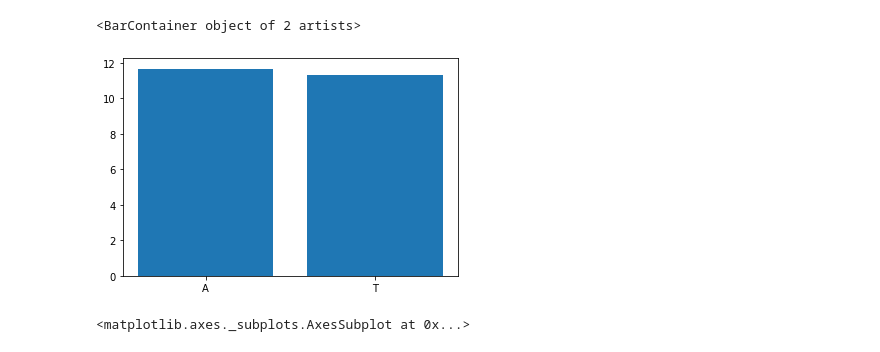
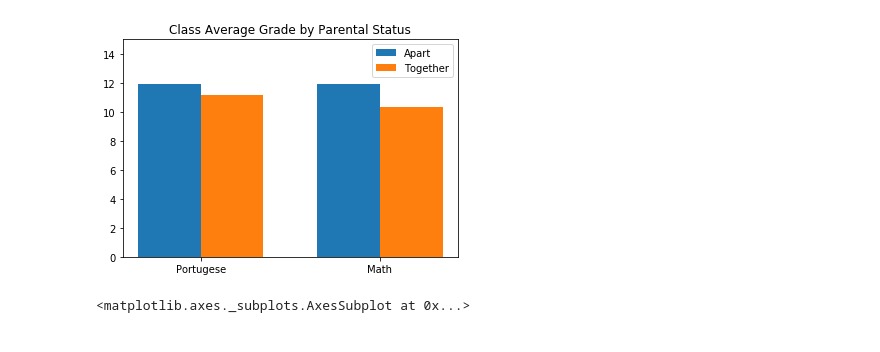
Before and after one commit to tatiana-ediger/predicting_student_performance, a Jupyter notebook: fp4.ipynb, the cells around one changed output. Drawn from its saved outputs; the diff is of its cells as text; code cells hidden in the pictures.

Commit message:
Visualization work

```diff
--- a/fp4.ipynb
+++ b/fp4.ipynb
@@ -28,15 +24,26 @@ students_df
 | 1043 | 648 | MS | M | 18 | R | LE3 | T | 3 | 2 | services | ... | ... |
 1044 rows × 36 columns
 # %%
-a_status_avg = students_df.loc[students_df["Pstatus"] == "A"]["G3"].mean()
-t_status_avg = students_df.loc[students_df["Pstatus"] == "T"]["G3"].mean()
+apart_port_avg = students_df.loc[(students_df["Pstatus"] == "A") & (students_df["Math"] == 0)]["G3"].mean()
+apart_math_avg = students_df.loc[(students_df["Pstatus"] == "A") & (students_df["Math"] == 1)]["G3"].mean()
+together_port_avg = students_df.loc[(students_df["Pstatus"] == "T") & (students_df["Math"] == 0)]["G3"].mean()
+together_math_avg = students_df.loc[(students_df["Pstatus"] == "T") & (students_df["Math"] == 1)]["G3"].mean()
 # %%
-plt.bar(["A","T"], [a_status_avg,t_status_avg])
+fig, ax = plt.subplots()
+ind = np.array([1,2])
+width = 0.35
+plt1 = ax.bar(ind, [apart_port_avg, together_port_avg], width)
+plt2 = ax.bar(ind + width, [apart_math_avg, together_math_avg], width)
+ax.set_title("Class Average Grade by Parental Status")
+ax.set_xticks(ind + width / 2)
+ax.set_xticklabels(("Portugese", "Math"))
+ax.legend((plt1[0],plt2[0]), ("Apart", "Together"))
+plt.ylim(top = 15)
+plt.show()
 
 # As we can see in this plot, there appears to be very little difference in final grade of students whose parents live together vs. apart
 # %% [output]
-<BarContainer object of 2 artists>
-[figure, old version]
+[figure, new version]
 # %%
 students_df.plot(kind="scatter", x="absences", y="G3")
 # %% [output]
```
Also changed, not shown: parts of 9 cells of this notebook.
